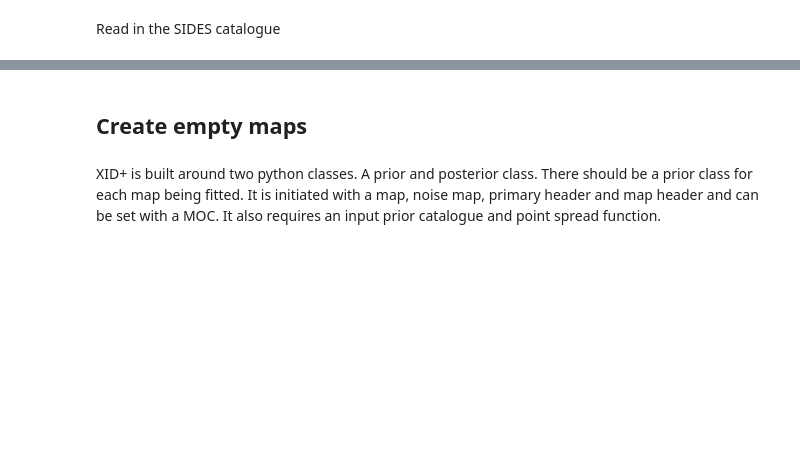
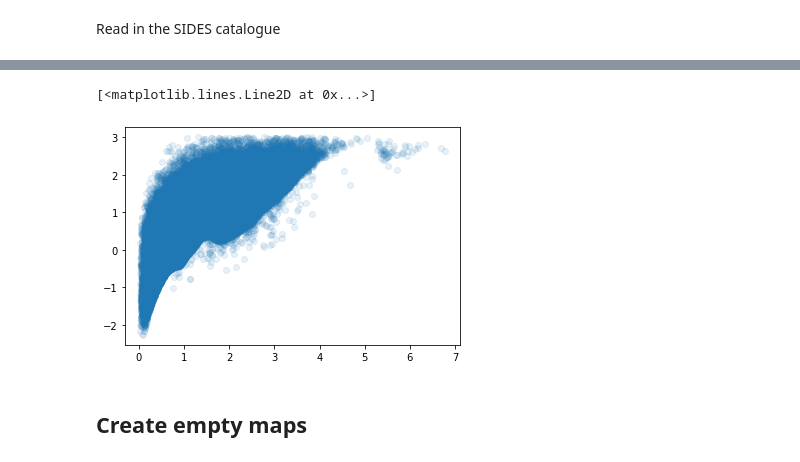
Before and after one commit to pdh21/Extreme_submm_SB_gals, a Jupyter notebook: docs/notebooks/modelling/XID+CIGALE-ESB_prior-SIDESsim.ipynb, the cells around one changed output, grey strips where cells are left out. Cells and saved outputs as stored; diff of their text form; code cells hidden in the pictures; blank space fills up the shorter version.

```diff
--- a/docs/notebooks/modelling/XID+CIGALE-ESB_prior-SIDESsim.ipynb
+++ b/docs/notebooks/modelling/XID+CIGALE-ESB_prior-SIDESsim.ipynb
@@ -89,3 +89,4 @@ import pandas as pd
 cols=['REDSHIFT','RA','DEC','SFR','SMIPS24','SSPIRE250','SSPIRE350','SSPIRE500']
 Mock=pd.DataFrame(np.vstack([Mock[1].data[c].reshape(-1) for c in cols]).T,columns=cols)
 Mock=Mock[Mock['SMIPS24']>5E-6]
+Mock=Mock.reset_index(drop=True)
@@ -105,3 +102,8 @@ Repeat for multiple cutouts
+# %%
+plt.plot(Mock['REDSHIFT'],np.log10(Mock['SFR']),'o',alpha=0.1)
+# %% [output]
+[<matplotlib.lines.Line2D at 0x...>]
+[figure, added]
 # %% [markdown]
 ## Create empty maps
 # %%
@@ -145,2 +138,0 @@ moc=pymoc.util.catalog.catalog_to_moc(c,100,15)
-# %% [markdown]
-XID+ is built around two python classes. A prior and posterior class. There should be a prior class for each map being fitted. It is initiated with a map, noise map, primary header and map header and can be set with a MOC. It also requires an input prior catalogue and point spread function.
```
Also changed, not shown: parts of 18 cells of this notebook, 5 other files.
